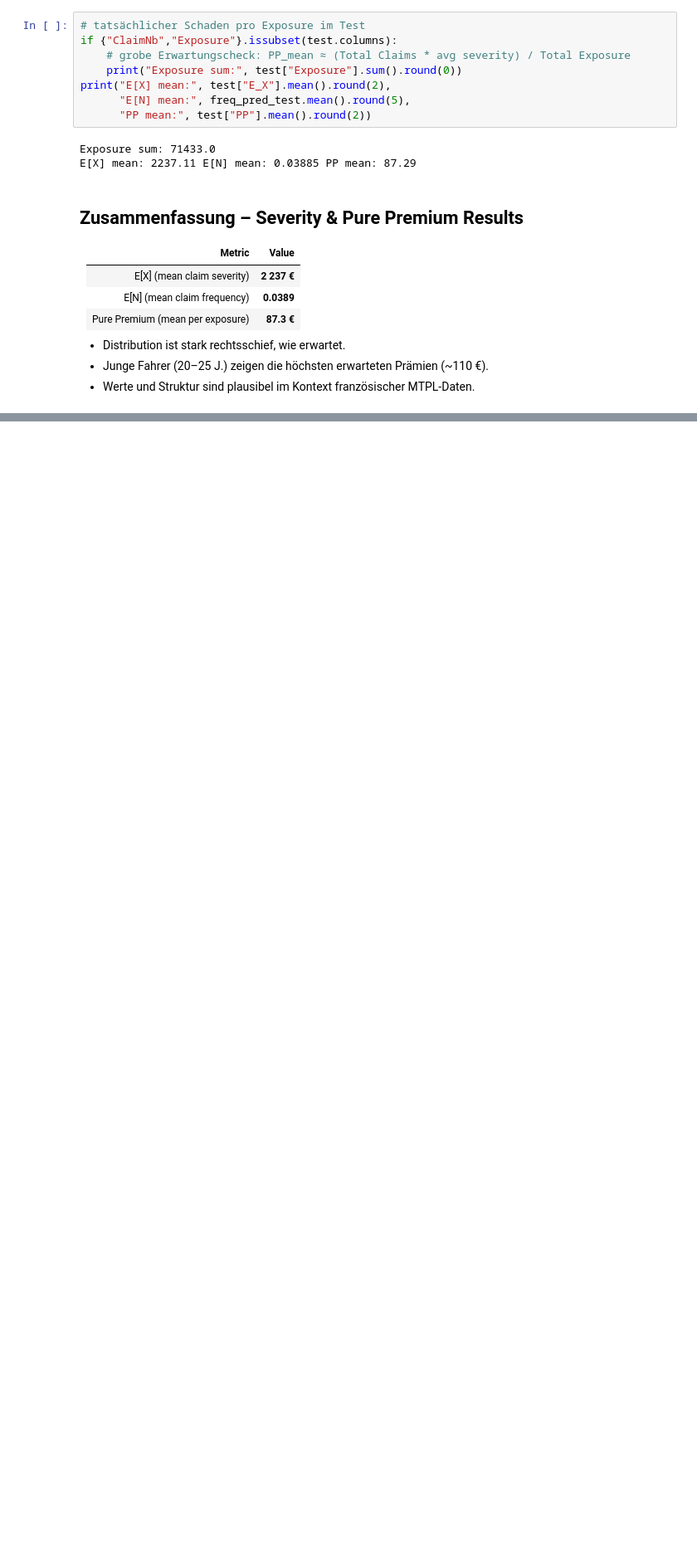
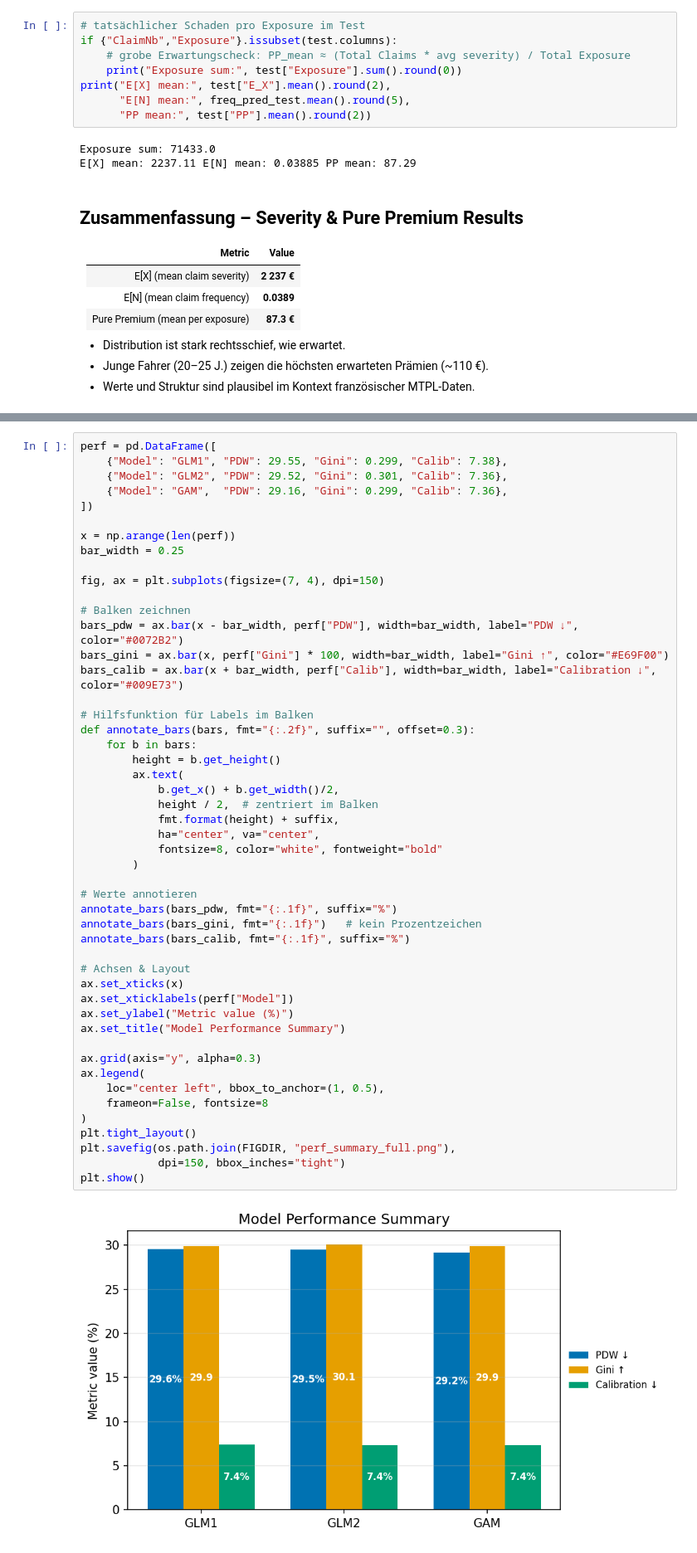
Before and after one commit to FisherSteve/freMTPL2-pricing, a Jupyter notebook: notebooks/04_severity_pure_premium.ipynb, the cells around one changed output, grey strips where cells are left out. Shown at 83% size. Drawn from its saved outputs; the diff is of its cells as text; blank space fills up the shorter version.

Commit message:
feat(report): add combined performance dashboard (PDW/Gini/Calib + Pure Premium)

```diff
--- a/notebooks/04_severity_pure_premium.ipynb
+++ b/notebooks/04_severity_pure_premium.ipynb
@@ -420,0 +437,51 @@ E[X] mean: 2237.11 E[N] mean: 0.03885 PP mean: 87.29
+# %%
+perf = pd.DataFrame([
+    {"Model": "GLM1", "PDW": 29.55, "Gini": 0.299, "Calib": 7.38},
+    {"Model": "GLM2", "PDW": 29.52, "Gini": 0.301, "Calib": 7.36},
+    {"Model": "GAM",  "PDW": 29.16, "Gini": 0.299, "Calib": 7.36},
+])
+
+x = np.arange(len(perf))
+bar_width = 0.25
+
+fig, ax = plt.subplots(figsize=(7, 4), dpi=150)
+
+# Balken zeichnen
+bars_pdw = ax.bar(x - bar_width, perf["PDW"], width=bar_width, label="PDW ↓", color="#0072B2")
+bars_gini = ax.bar(x, perf["Gini"] * 100, width=bar_width, label="Gini ↑", color="#E69F00")
+bars_calib = ax.bar(x + bar_width, perf["Calib"], width=bar_width, label="Calibration ↓", color="#009E73")
+
+# Hilfsfunktion für Labels im Balken
+def annotate_bars(bars, fmt="{:.2f}", suffix="", offset=0.3):
+    for b in bars:
+        height = b.get_height()
+        ax.text(
+            b.get_x() + b.get_width()/2,
+            height / 2,  # zentriert im Balken
+            fmt.format(height) + suffix,
+            ha="center", va="center",
+            fontsize=8, color="white", fontweight="bold"
+        )
+
+# Werte annotieren
+annotate_bars(bars_pdw, fmt="{:.1f}", suffix="%")
+annotate_bars(bars_gini, fmt="{:.1f}")   # kein Prozentzeichen
+annotate_bars(bars_calib, fmt="{:.1f}", suffix="%")
+
+# Achsen & Layout
+ax.set_xticks(x)
+ax.set_xticklabels(perf["Model"])
+ax.set_ylabel("Metric value (%)")
+ax.set_title("Model Performance Summary")
+
+ax.grid(axis="y", alpha=0.3)
+ax.legend(
+    loc="center left", bbox_to_anchor=(1, 0.5),
+    frameon=False, fontsize=8
+)
+plt.tight_layout()
+plt.savefig(os.path.join(FIGDIR, "perf_summary_full.png"),
+            dpi=150, bbox_inches="tight")
+plt.show()
+# %% [output]
+[figure, added]
```
Also changed, not shown: parts of 3 cells of this notebook, 4 other files.
